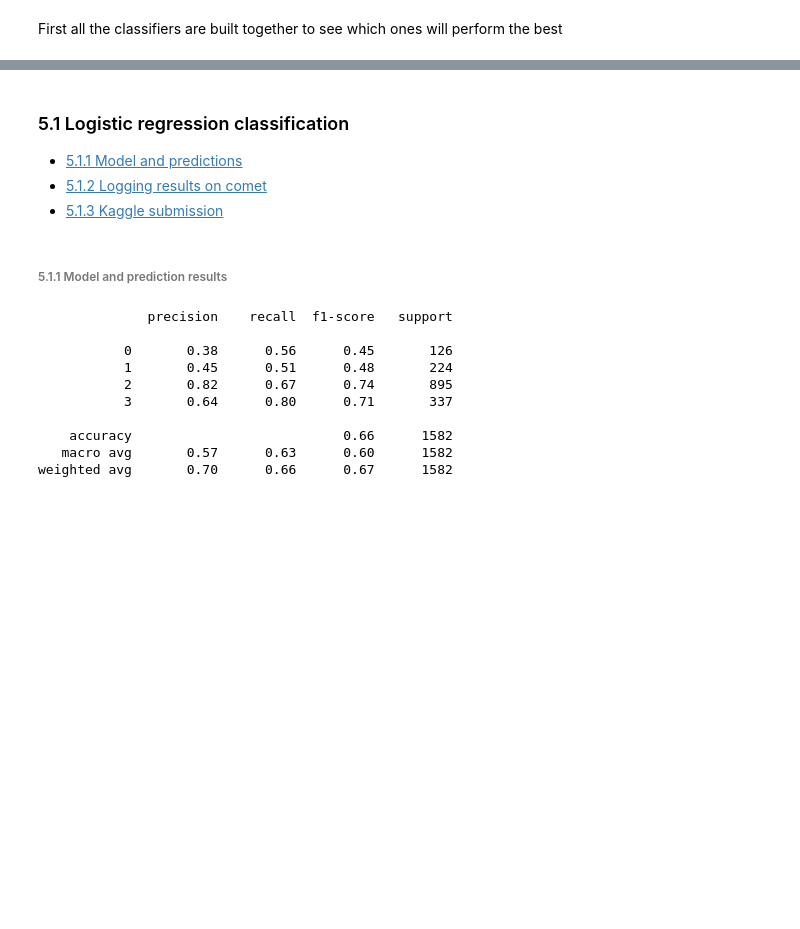
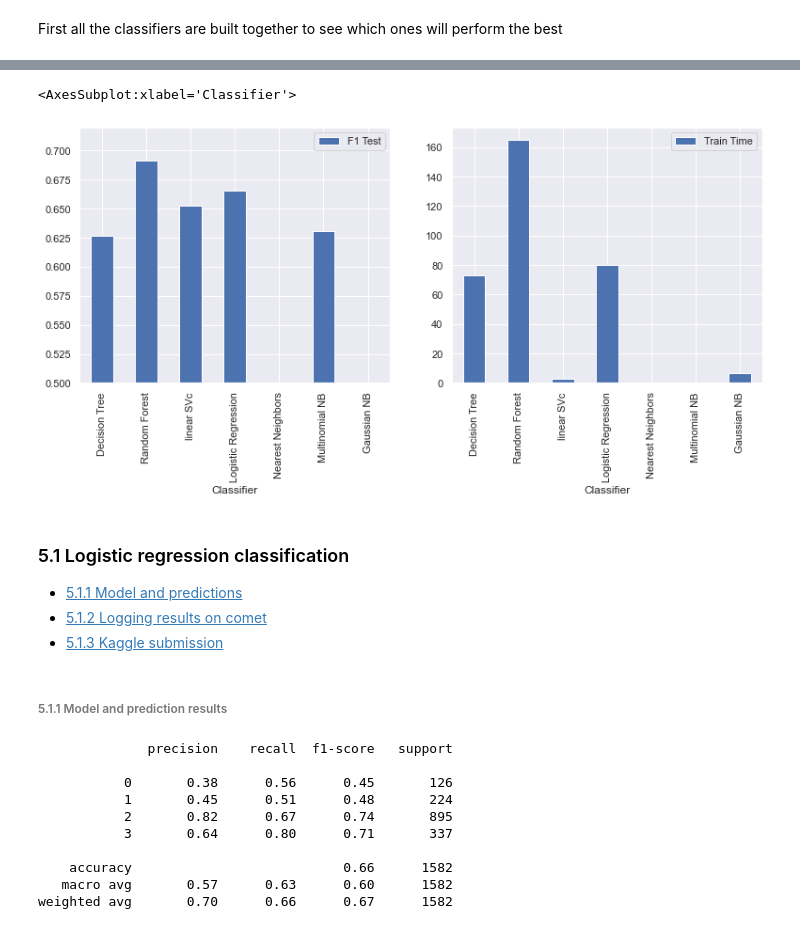
Before and after one commit to SixolileJ/Team-14, a Jupyter notebook: Predict Notebook - Copy.ipynb, the cells around one changed output, grey strips where cells are left out. Cells and saved outputs as stored; diff of their text form; code cells hidden in the pictures; blank space fills up the shorter version.

```diff
--- a/Predict Notebook - Copy.ipynb
+++ b/Predict Notebook - Copy.ipynb
@@ -800,19 +800,19 @@ names = ['Logistic Regression',
          'Gaussian NB',
          'Multinomial NB',
          'Nearest Neighbors',
-         'RBF SVM',
-         'XGBClassifier(']
+         'linear SVc',
+        ]
 
 #intstances of all the classifiers
 classifiers = [
-    LogisticRegression(max_iter=400)
+    LogisticRegression(max_iter=400),
     DecisionTreeClassifier(),
     RandomForestClassifier(),
     GaussianNB(),
     MultinomialNB(),
     KNeighborsClassifier(3),
-    SVC(gamma=2, C=1),
-    XGBClassifier()()
+    LinearSVC(multi_class='ovr'),
+
 ]
 # %%
 results = []
@@ -876,11 +884,19 @@ results.sort_values('F1 Train', ascending=False)
+# %%
+fig, ax = plt.subplots(1, 2, figsize=(13,5))
+results.sort_values('F1 Train', ascending=False, inplace=True)
+results.plot(y=['F1 Test'], kind='bar', ax=ax[0], xlim=[0,1.1], ylim=[0.50,0.72])
+results.plot(y='Train Time', kind='bar', ax=ax[1])
+# %% [output]
+<AxesSubplot:xlabel='Classifier'>
+[figure, added]
 # %% [markdown]
 ### 5.1 Logistic regression classification
 
 - <a href=#four>5.1.1 Model and predictions </a>
 - <a href=#four>5.1.2 Logging results on comet</a>
 - <a href=#four>5.1.3 Kaggle submission</a>
-# %% [markdown]
-###### 5.1.1 Model and prediction results
+# %% [markdown]
+###### 5.1.1 Model and prediction results
 # %%
 # import logistic regression module
 from sklearn.linear_model import LogisticRegression
```
Also changed, not shown: parts of 131 cells of this notebook, 4 other files.
